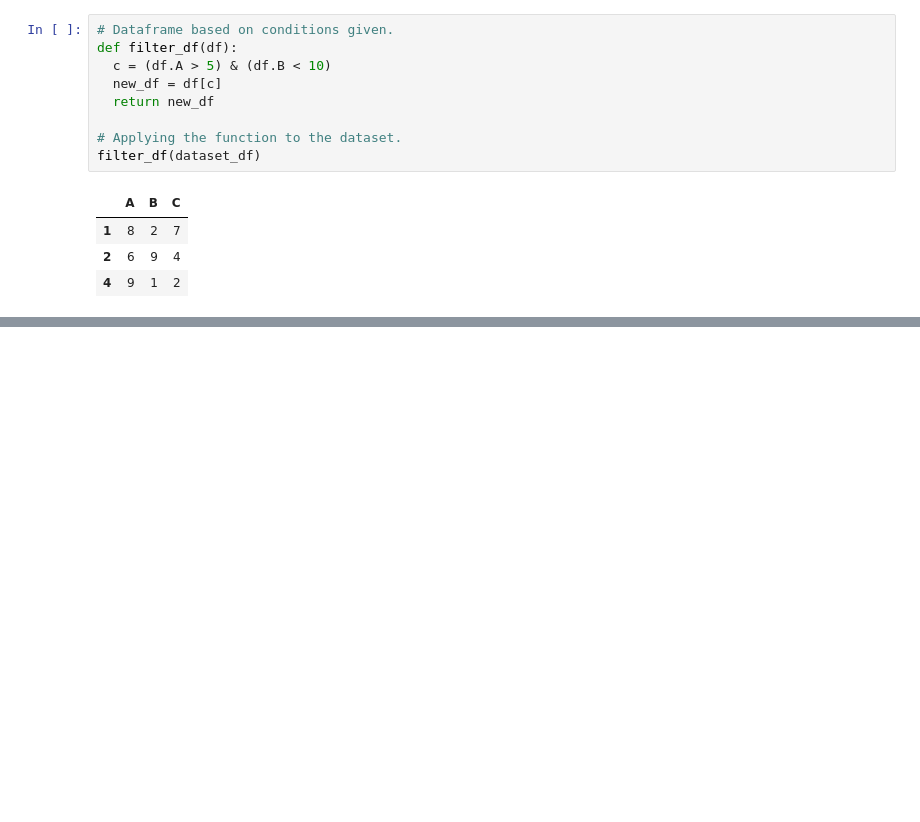
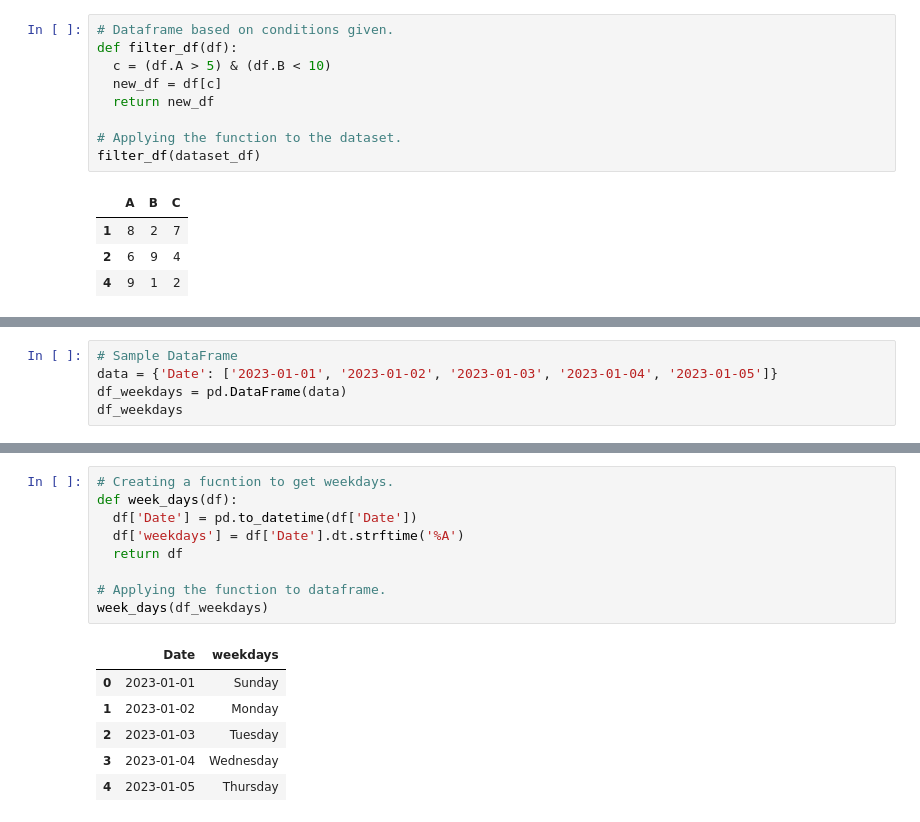
Before and after one commit to Arka1212/Data-Science-Assignments, a Jupyter notebook: Pandas_Advance_Assignment.ipynb, the cells around one changed output, grey strips where cells are left out. Cells and saved outputs as stored; diff of their text form; blank space fills up the shorter version.

```diff
--- a/Pandas_Advance_Assignment.ipynb
+++ b/Pandas_Advance_Assignment.ipynb
@@ -293,0 +384,5 @@ filter_df(dataset_df)
+# %%
+# Sample DataFrame
+data = {'Date': ['2023-01-01', '2023-01-02', '2023-01-03', '2023-01-04', '2023-01-05']}
+df_weekdays = pd.DataFrame(data)
+df_weekdays
@@ -293,0 +410,16 @@ filter_df(dataset_df)
+# %%
+# Creating a fucntion to get weekdays.
+def week_days(df):
+  df['Date'] = pd.to_datetime(df['Date'])
+  df['weekdays'] = df['Date'].dt.strftime('%A')
+  return df
+
+# Applying the function to dataframe.
+week_days(df_weekdays)
+# %% [output]
+|  | Date | weekdays |
+| 0 | 2023-01-01 | Sunday |
+| 1 | 2023-01-02 | Monday |
+| 2 | 2023-01-03 | Tuesday |
+| 3 | 2023-01-04 | Wednesday |
+| 4 | 2023-01-05 | Thursday |
```
Also changed, not shown: parts of 12 cells of this notebook.
